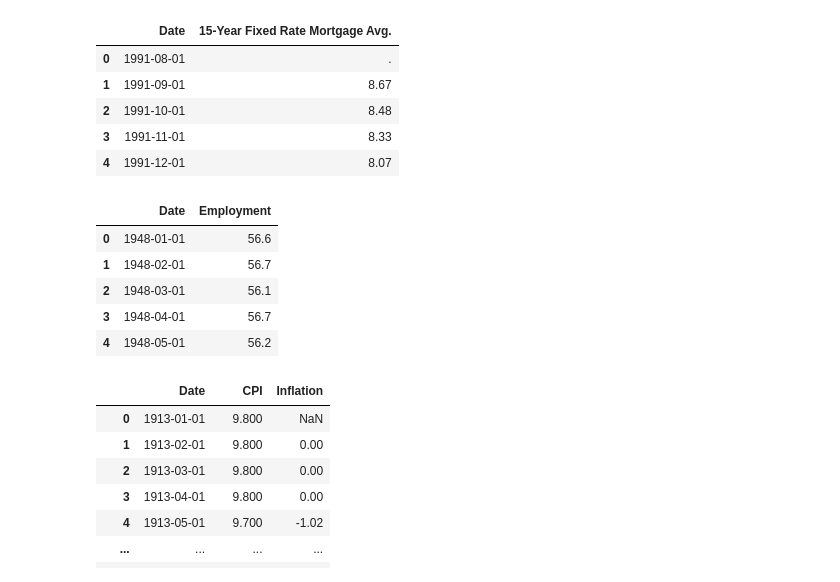
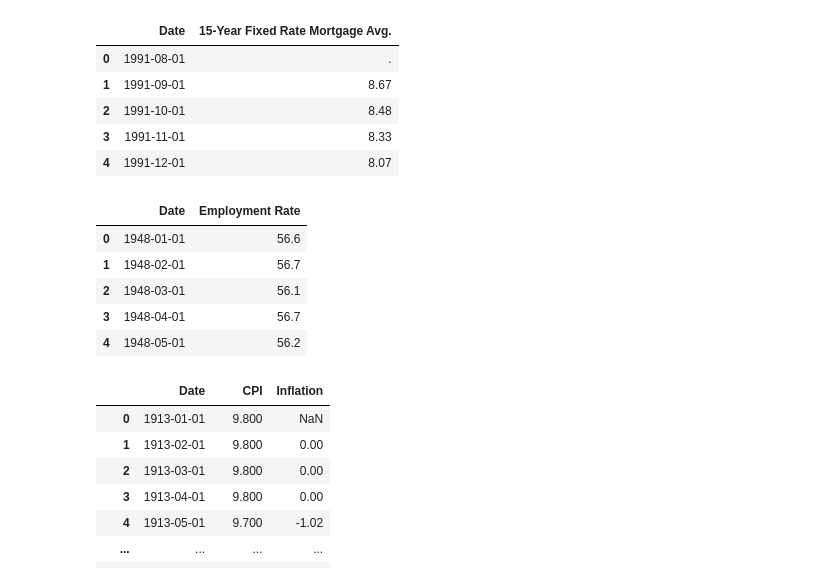
Before and after one commit to ManWithACap/Dataset-Analyzation-Project, a Jupyter notebook: api_data.ipynb, the cells around one changed output. Drawn from its saved outputs; the diff is of its cells as text; code cells hidden in the pictures.

```diff
--- a/api_data.ipynb
+++ b/api_data.ipynb
@@ -261,33 +261,33 @@ display(mortgage_rate_15_year_monthly_df.head())
 # %%
 # Retrieve dataset  : Employment-Population Ratio (Monthly)
 # Source            : U.S. Bureau of Labor Statistics
 
 fred_series     = "EMRATIO"
 fred_filter_qry =  f"series/observations?series_id={fred_series}&frequency=m&api_key={fred_api_key}&file_type=json"
 query_url = fred_url + fred_filter_qry
 
 response = requests.get(query_url).json()
 #print(json.dumps(response, indent=4))
 
 employment_rate_monthly_df = pd.json_normalize(response["observations"])
 
 employment_rate_monthly_df = \
     employment_rate_monthly_df.rename(
         columns={
               "date"    : "Date"
-            , "value"   : "Employment"
+            , "value"   : "Employment Rate"
         }
     )
 
 employment_rate_monthly_df = \
     employment_rate_monthly_df.drop(
         columns={"realtime_start", "realtime_end"}
     )
 
 
 display(employment_rate_monthly_df.head())
 # %% [output]
-|  | Date | Employment |
+|  | Date | Employment Rate |
 | 0 | 1948-01-01 | 56.6 |
 | 1 | 1948-02-01 | 56.7 |
 | 2 | 1948-03-01 | 56.1 |
```
Also changed, not shown: parts of 5 cells of this notebook.
